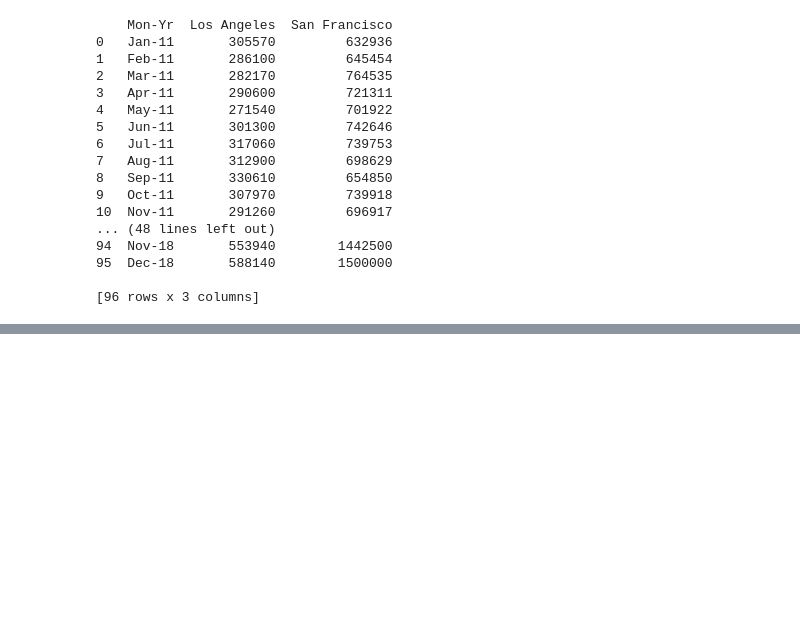
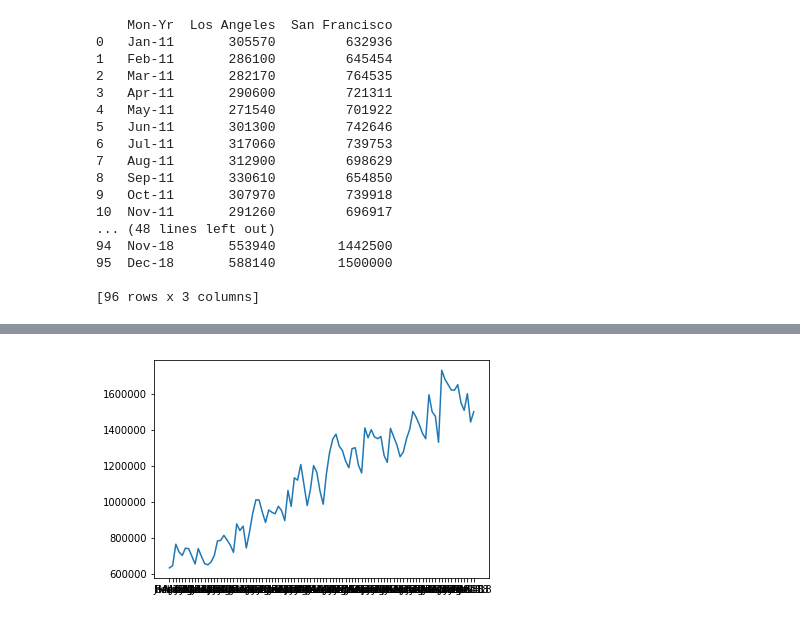
Before and after one commit to friedyams/Assignments, a Jupyter notebook: FInal/final.ipynb, the cells around one changed output, grey strips where cells are left out. Cells and saved outputs as stored; diff of their text form; code cells hidden in the pictures; blank space fills up the shorter version.

```diff
--- a/FInal/final.ipynb
+++ b/FInal/final.ipynb
@@ -1661,0 +1686,5 @@ increaseLA12 = ((medianLA12 - medianLA11) / medianLA11) * 100
+# %%
+plt.plot(medianHousing_df["Mon-Yr"], medianHousing_df["San Francisco"], color='orange')
+plt.show()
+# %% [output]
+[figure, added]
```
Also changed, not shown: parts of 4 cells of this notebook, 1 other file.
